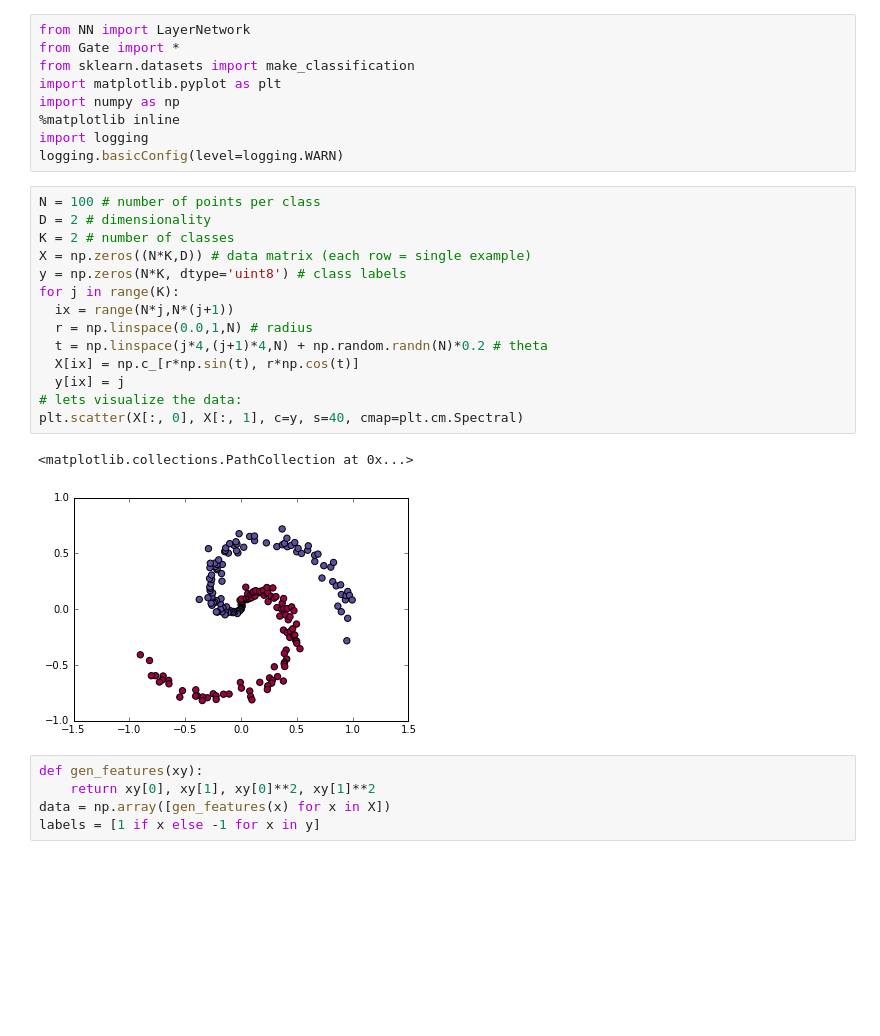
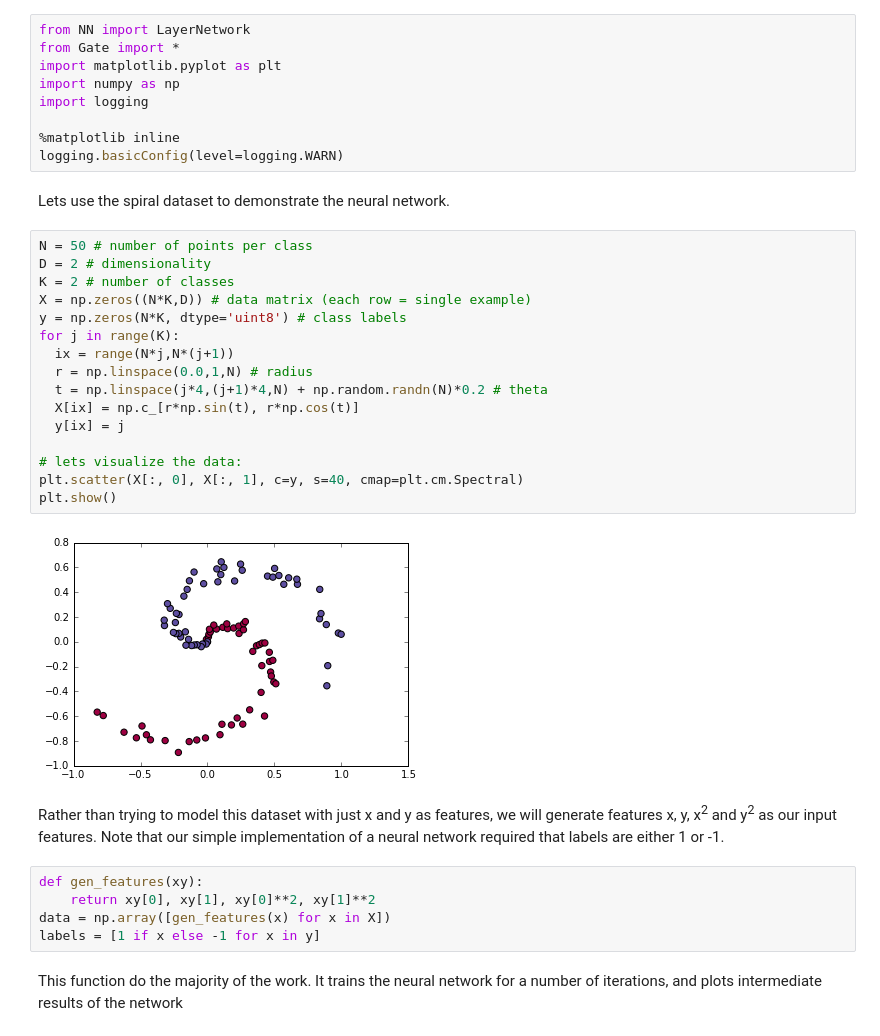
Before and after one commit to okopac/pynet, a Jupyter notebook: gatebased/LayerNNExample.ipynb, the cells around one changed output. Cells and saved outputs as stored; diff of their text form; blank space fills up the shorter version.

```diff
--- a/gatebased/LayerNNExample.ipynb
+++ b/gatebased/LayerNNExample.ipynb
@@ -1,34 +1,41 @@
 # %%
 from NN import LayerNetwork
 from Gate import *
-from sklearn.datasets import make_classification
 import matplotlib.pyplot as plt
 import numpy as np
+import logging
+
 %matplotlib inline
-import logging
 logging.basicConfig(level=logging.WARN)
+# %% [markdown]
+Lets use the spiral dataset to demonstrate the neural network.
 # %%
-N = 100 # number of points per class
+N = 50 # number of points per class
 D = 2 # dimensionality
 K = 2 # number of classes
 X = np.zeros((N*K,D)) # data matrix (each row = single example)
 y = np.zeros(N*K, dtype='uint8') # class labels
 for j in range(K):
   ix = range(N*j,N*(j+1))
   r = np.linspace(0.0,1,N) # radius
   t = np.linspace(j*4,(j+1)*4,N) + np.random.randn(N)*0.2 # theta
   X[ix] = np.c_[r*np.sin(t), r*np.cos(t)]
   y[ix] = j
+
 # lets visualize the data:
 plt.scatter(X[:, 0], X[:, 1], c=y, s=40, cmap=plt.cm.Spectral)
+plt.show()
 # %% [output]
-<matplotlib.collections.PathCollection at 0x...>
-[figure, old version]
+[figure, new version]
+# %% [markdown]
+Rather than trying to model this dataset with just x and y as features, we will generate features x, y, x<sup>2</sup> and y<sup>2</sup> as our input features. Note that our simple implementation of a neural network required that labels are either 1 or -1.
 # %%
 def gen_features(xy):
     return xy[0], xy[1], xy[0]**2, xy[1]**2
 data = np.array([gen_features(x) for x in X])
 labels = [1 if x else -1 for x in y]
+# %% [markdown]
+This function do the majority of the work. It trains the neural network for a number of iterations, and plots intermediate results of the network
 # %%
 def train_model(model, data, labels, niter=400, nplots=6):
     colors = ['blue' if x == 1 else 'green' for x in labels]
```
Also changed, not shown: parts of 3 cells of this notebook.
